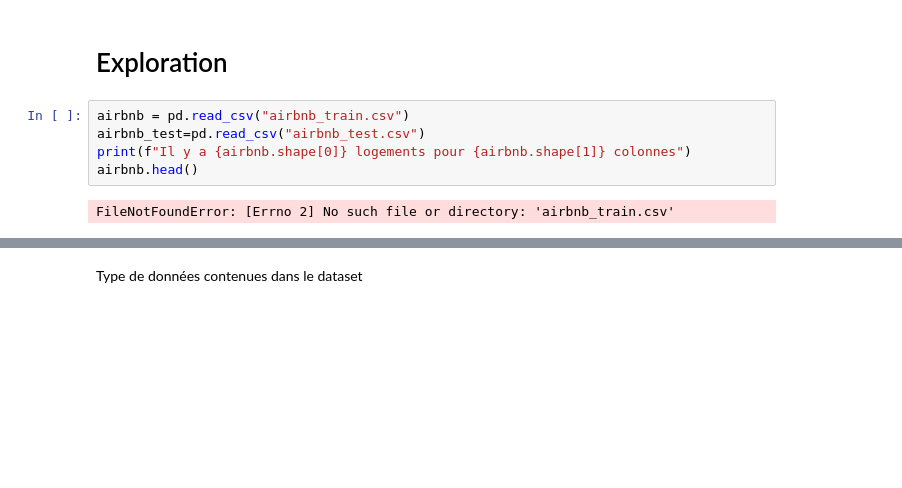
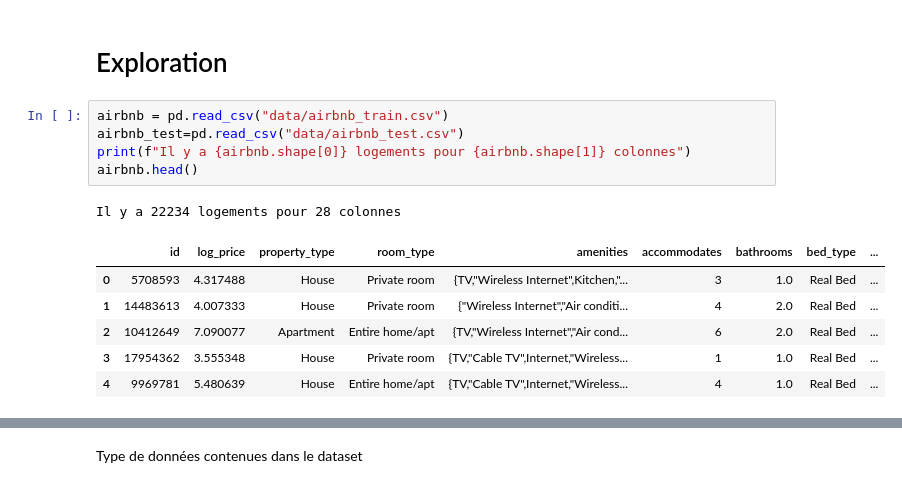
Before and after one commit to Amy-RZ5/Airbnb, a Jupyter notebook: example.ipynb, the cells around one changed output, grey strips where cells are left out. Drawn from its saved outputs; the diff is of its cells as text; blank space fills up the shorter version.

```diff
--- a/example.ipynb
+++ b/example.ipynb
@@ -35,12 +35,18 @@ FileNotFoundError: [Errno 2] No such file or directory: '/content/drive/MonDrive
 # %% [markdown]
 # Exploration
 # %%
-airbnb = pd.read_csv("airbnb_train.csv")
-airbnb_test=pd.read_csv("airbnb_test.csv")
+airbnb = pd.read_csv("data/airbnb_train.csv")
+airbnb_test=pd.read_csv("data/airbnb_test.csv")
 print(f"Il y a {airbnb.shape[0]} logements pour {airbnb.shape[1]} colonnes")
 airbnb.head()
 # %% [output]
-FileNotFoundError: [Errno 2] No such file or directory: 'airbnb_train.csv'
+Il y a 22234 logements pour 28 colonnes
+|  | id | log_price | property_type | room_type | amenities | accommodates | bathrooms | bed_type | ... |
+| 0 | 5708593 | 4.317488 | House | Private room | {TV,"Wireless Internet",Kitchen,"... | 3 | 1.0 | Real Bed | ... |
+| 1 | 14483613 | 4.007333 | House | Private room | {"Wireless Internet","Air conditi... | 4 | 2.0 | Real Bed | ... |
+| 2 | 10412649 | 7.090077 | Apartment | Entire home/apt | {TV,"Wireless Internet","Air cond... | 6 | 2.0 | Real Bed | ... |
+| 3 | 17954362 | 3.555348 | House | Private room | {TV,"Cable TV",Internet,"Wireless... | 1 | 1.0 | Real Bed | ... |
+| 4 | 9969781 | 5.480639 | House | Entire home/apt | {TV,"Cable TV",Internet,"Wireless... | 4 | 1.0 | Real Bed | ... |
 # %%
 print("Colonnes du dataset :")
 airbnb.columns
```
Also changed, not shown: parts of 34 cells of this notebook.
